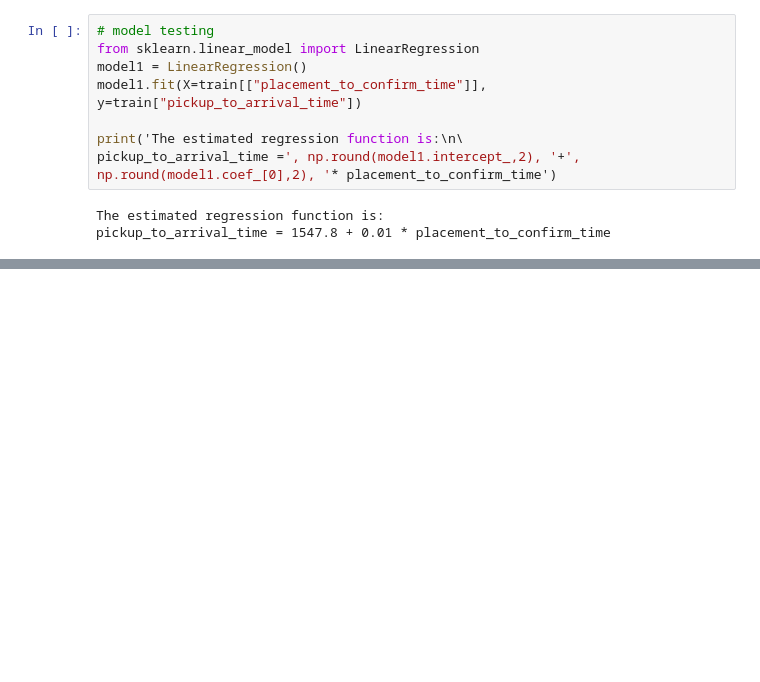
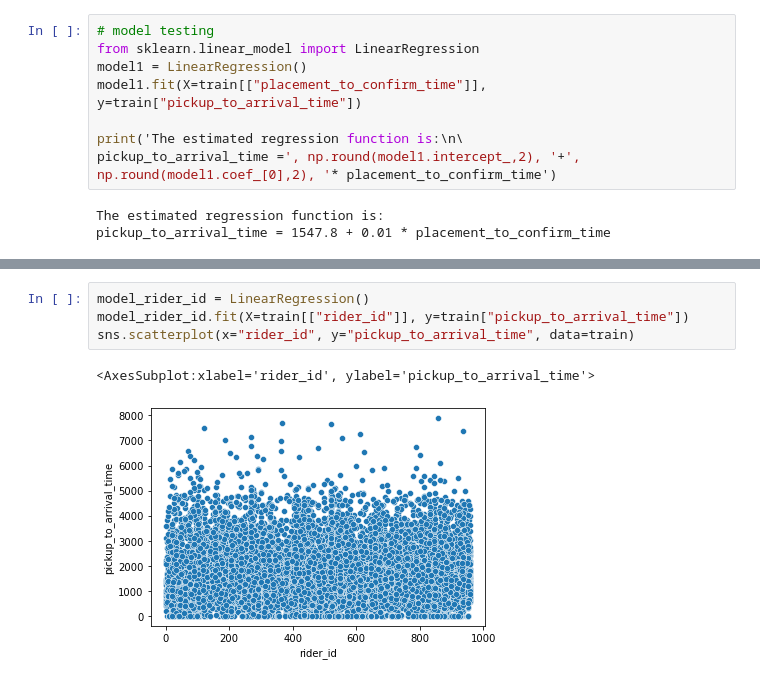
Before and after one commit to jeremylee73/ix-sendy-logistics, a Jupyter notebook: sendy-logistics.ipynb, the cells around one changed output, grey strips where cells are left out. Cells and saved outputs as stored; diff of their text form; blank space fills up the shorter version.

Commit message:
regression comparisons
-  added more comparisons for rider_id, platform, personal, pickup_lat, pickup_long, dest_lat, dest_long

```diff
--- a/sendy-logistics.ipynb
+++ b/sendy-logistics.ipynb
@@ -313,0 +326,7 @@ sns.regplot(x=train[["placement_to_confirm_time"]], y=train["pickup_to_arrival_t
+# %%
+model_rider_id = LinearRegression()
+model_rider_id.fit(X=train[["rider_id"]], y=train["pickup_to_arrival_time"])
+sns.scatterplot(x="rider_id", y="pickup_to_arrival_time", data=train)
+# %% [output]
+<AxesSubplot:xlabel='rider_id', ylabel='pickup_to_arrival_time'>
+[figure, added]
```
Also changed, not shown: parts of 11 cells of this notebook.
